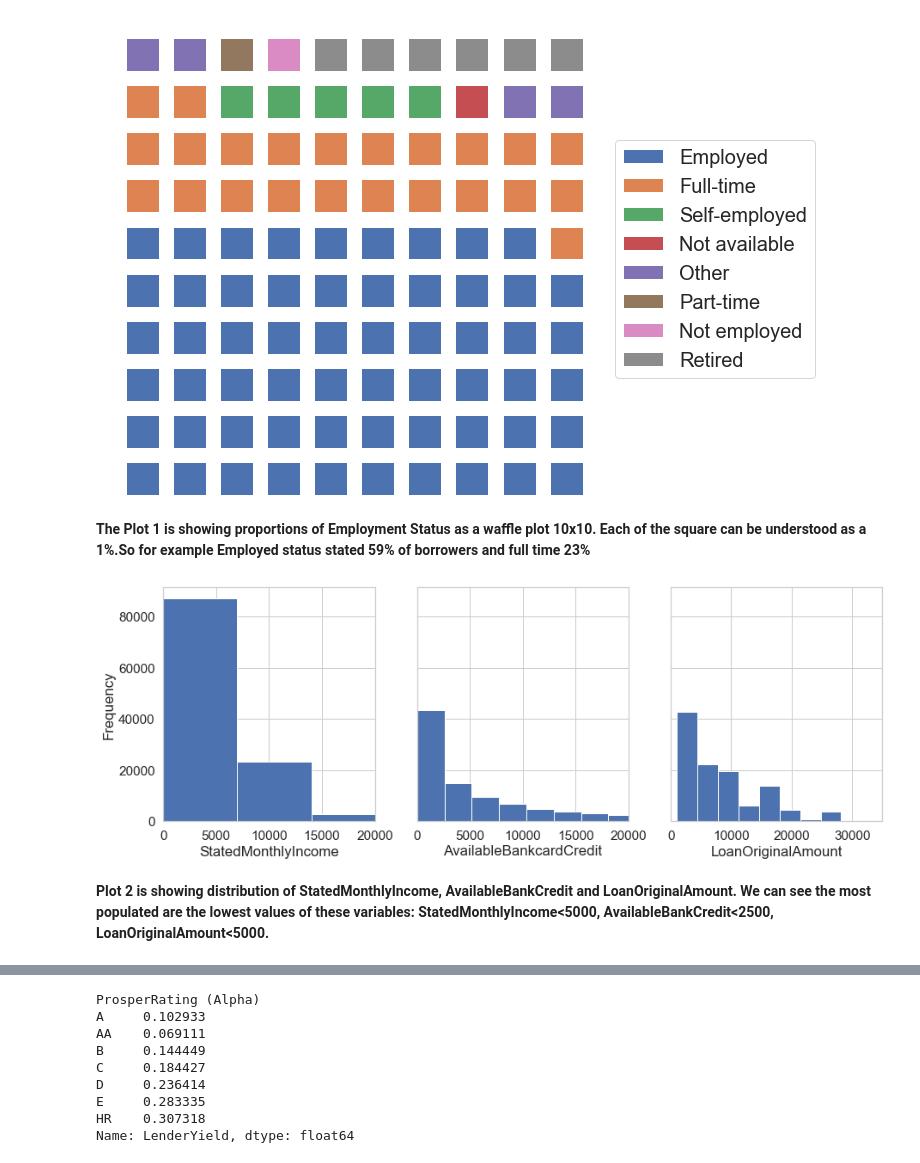
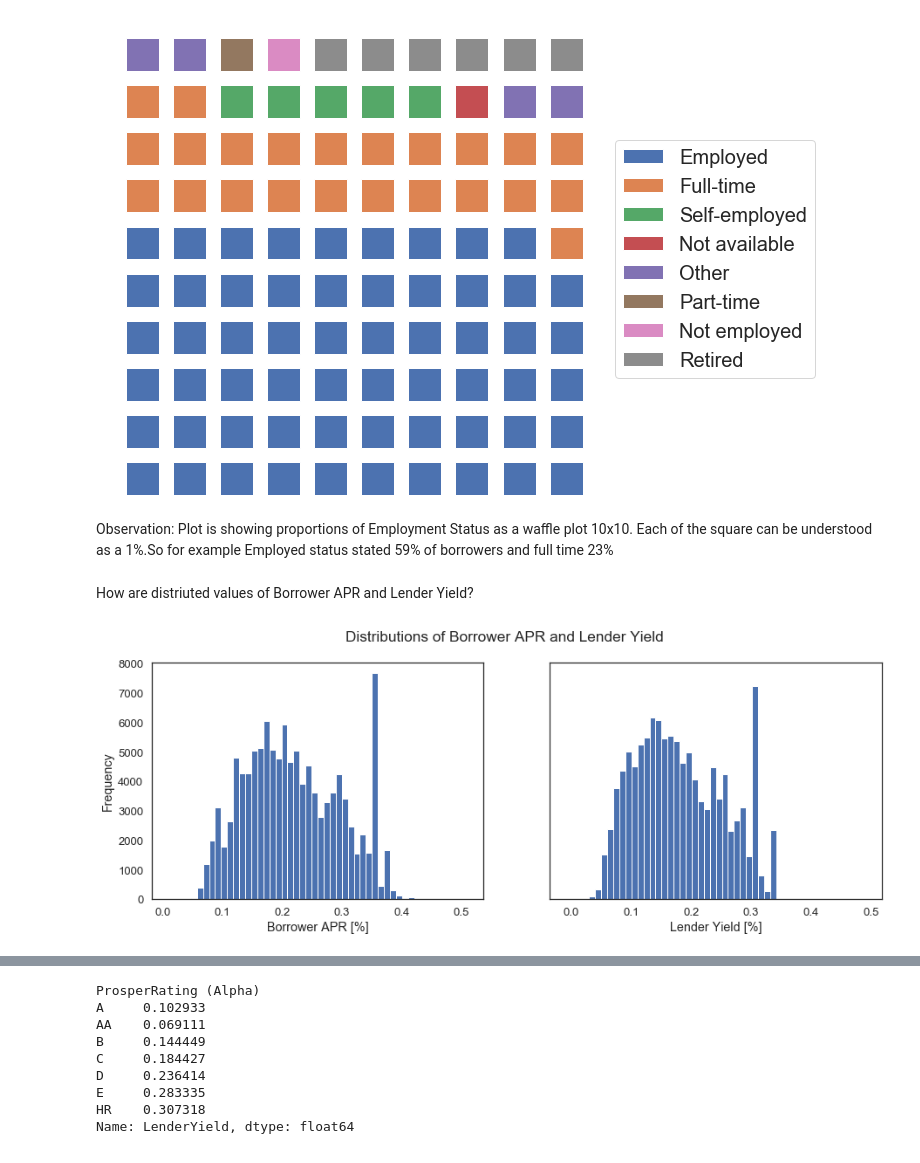
Before and after one commit to MishC/Udacity_DataAnalyst, a Jupyter notebook: project5_CommunicateDataFindings/exploration.ipynb, the cells around one changed output, grey strips where cells are left out. Cells and saved outputs as stored; diff of their text form; code cells hidden in the pictures.

```diff
--- a/project5_CommunicateDataFindings/exploration.ipynb
+++ b/project5_CommunicateDataFindings/exploration.ipynb
@@ -690,22 +692,17 @@ plt.ylim(0,10);
 # %% [output]
 [figure]
 # %% [markdown]
-**The Plot 1 is showing proportions of Employment Status as a waffle plot 10x10. Each of the square can be understood as a 1%.So for example Employed status stated 59% of borrowers and full time 23%**
+Observation: Plot is showing proportions of Employment Status as a waffle plot 10x10. Each of the square can be understood as a 1%.So for example Employed status stated 59% of borrowers and full time 23%
+# %% [markdown]
+How are distriuted values of Borrower APR and Lender Yield?
 # %%
 plt.figure(figsize=(15,5))
-plt.subplot(131)
-ax1=df1['StatedMonthlyIncome'].plot(kind="hist", bins=250);
-plt.xlim([0,20000])
-plt.xlabel('StatedMonthlyIncome');
-plt.subplot(132, sharey=ax1)
-ax2=df1['AvailableBankcardCredit'].plot(kind="hist", bins=250);
-plt.xlim([0,20000])
-plt.xlabel('AvailableBankcardCredit');
-plt.subplot(133, sharey=ax1)
-df1['LoanOriginalAmount'].plot(kind="hist", bins=10);
-plt.xlim([0,35000])
-plt.xlabel('LoanOriginalAmount');
+plt.subplot(121)
+ax1=df1['BorrowerAPR'].plot(kind="hist", bins=50);
+plt.xlabel('Borrower APR [%]');
+plt.subplot(122, sharey=ax1)
+ax2=df1['LenderYield'].plot(kind="hist", bins=50);
+plt.xlabel('Lender Yield [%]');
+plt.suptitle('Distributions of Borrower APR and Lender Yield');
 # %% [output]
-[figure, old version]
+[figure, new version]
-# %% [markdown]
-**Plot 2 is showing distribution of StatedMonthlyIncome, AvailableBankCredit and LoanOriginalAmount. We can see the most populated are the lowest values of these variables: StatedMonthlyIncome<5000, AvailableBankCredit<2500, LoanOriginalAmount<5000.**
```
Also changed, not shown: parts of 89 cells of this notebook, 3 other files.
